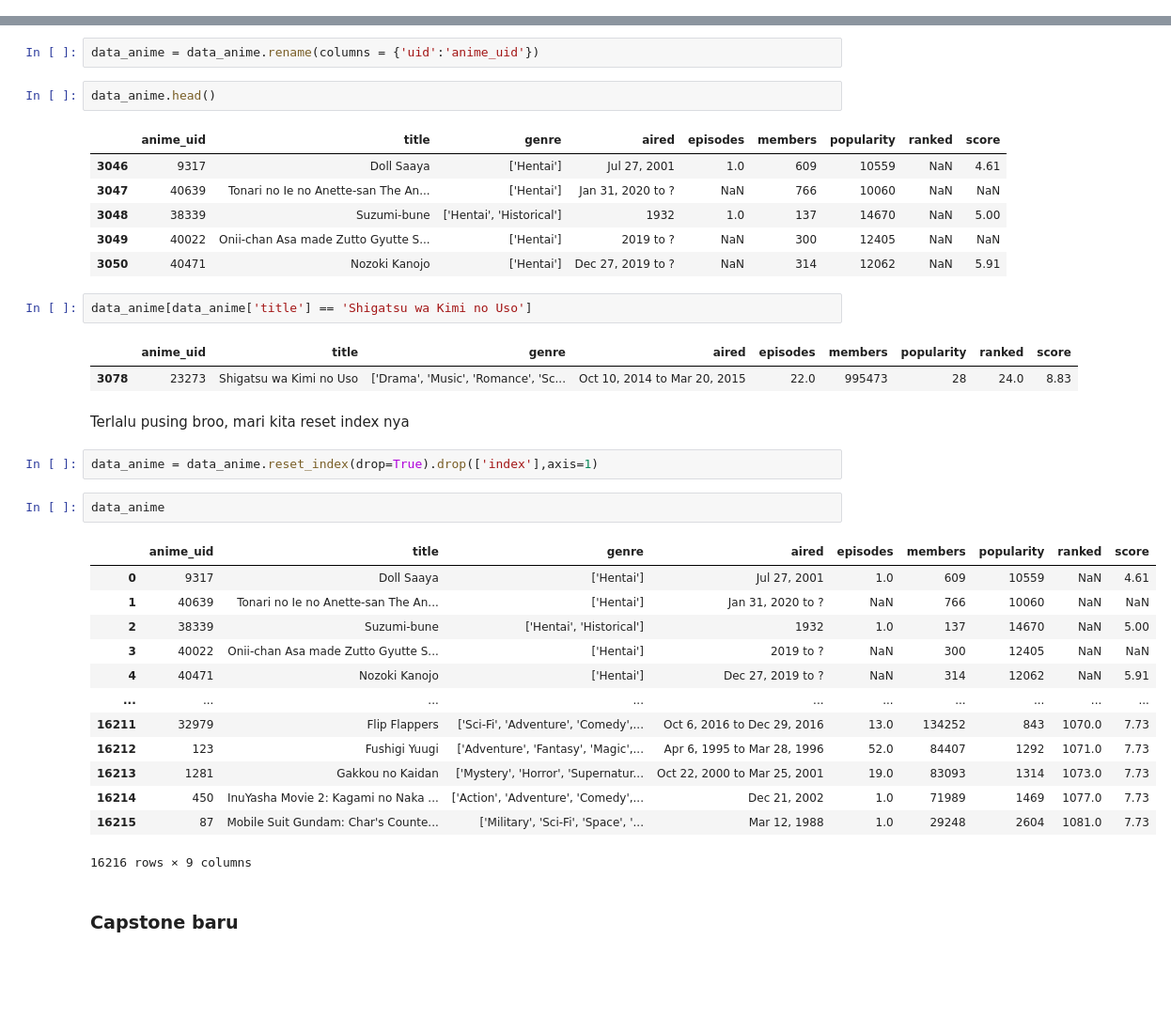
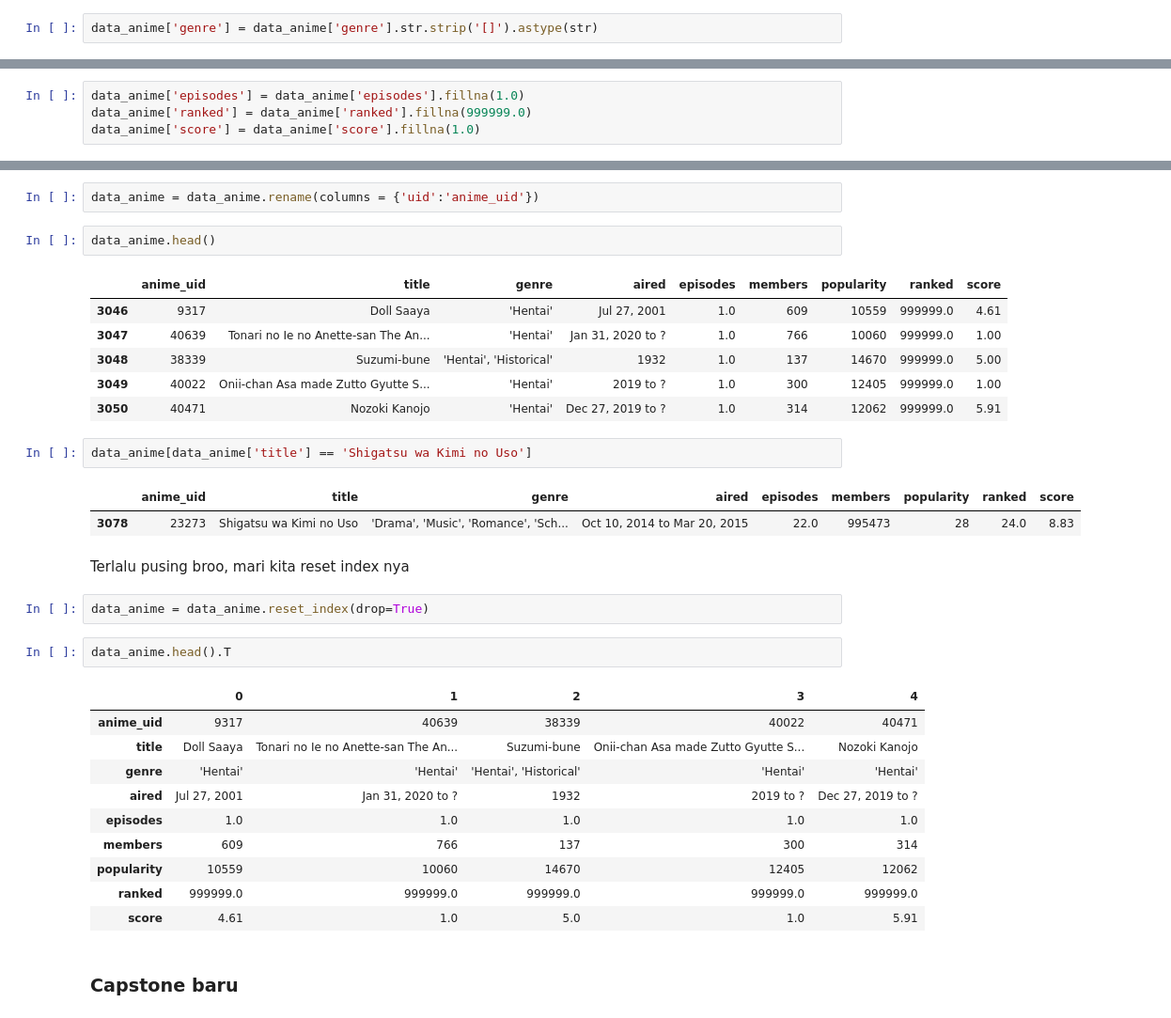
Before and after one commit to shandytp/anime-recommender-system, a Jupyter notebook: anime-recommendation.ipynb, the cells around one changed output, grey strips where cells are left out. Shown at 94% size. Drawn from its saved outputs; the diff is of its cells as text; blank space fills up the shorter version.

Commit message:
more cleaning data and add EDA

```diff
--- a/anime-recommendation.ipynb
+++ b/anime-recommendation.ipynb
@@ -98,0 +166,2 @@ data_review.head().T
+# %%
+data_anime['genre'] = data_anime['genre'].str.strip('[]').astype(str)
@@ -176 +260,5 @@ data_anime[data_anime['ranked'].isnull() == True]
 1663 rows × 9 columns
+# %%
+data_anime['episodes'] = data_anime['episodes'].fillna(1.0)
+data_anime['ranked'] = data_anime['ranked'].fillna(999999.0)
+data_anime['score'] = data_anime['score'].fillna(1.0)
@@ -182,36 +296,33 @@ data_anime = data_anime.rename(columns = {'uid':'anime_uid'})
 data_anime.head()
 # %% [output]
 |  | anime_uid | title | genre | aired | episodes | members | popularity | ranked | score |
-| 3046 | 9317 | Doll Saaya | ['Hentai'] | Jul 27, 2001 | 1.0 | 609 | 10559 | NaN | 4.61 |
-| 3047 | 40639 | Tonari no Ie no Anette-san The An... | ['Hentai'] | Jan 31, 2020 to ? | NaN | 766 | 10060 | NaN | NaN |
-| 3048 | 38339 | Suzumi-bune | ['Hentai', 'Historical'] | 1932 | 1.0 | 137 | 14670 | NaN | 5.00 |
-| 3049 | 40022 | Onii-chan Asa made Zutto Gyutte S... | ['Hentai'] | 2019 to ? | NaN | 300 | 12405 | NaN | NaN |
-| 3050 | 40471 | Nozoki Kanojo | ['Hentai'] | Dec 27, 2019 to ? | NaN | 314 | 12062 | NaN | 5.91 |
+| 3046 | 9317 | Doll Saaya | 'Hentai' | Jul 27, 2001 | 1.0 | 609 | 10559 | 999999.0 | 4.61 |
+| 3047 | 40639 | Tonari no Ie no Anette-san The An... | 'Hentai' | Jan 31, 2020 to ? | 1.0 | 766 | 10060 | 999999.0 | 1.00 |
+| 3048 | 38339 | Suzumi-bune | 'Hentai', 'Historical' | 1932 | 1.0 | 137 | 14670 | 999999.0 | 5.00 |
+| 3049 | 40022 | Onii-chan Asa made Zutto Gyutte S... | 'Hentai' | 2019 to ? | 1.0 | 300 | 12405 | 999999.0 | 1.00 |
+| 3050 | 40471 | Nozoki Kanojo | 'Hentai' | Dec 27, 2019 to ? | 1.0 | 314 | 12062 | 999999.0 | 5.91 |
 # %%
 data_anime[data_anime['title'] == 'Shigatsu wa Kimi no Uso']
 # %% [output]
 |  | anime_uid | title | genre | aired | episodes | members | popularity | ranked | score |
-| 3078 | 23273 | Shigatsu wa Kimi no Uso | ['Drama', 'Music', 'Romance', 'Sc... | Oct 10, 2014 to Mar 20, 2015 | 22.0 | 995473 | 28 | 24.0 | 8.83 |
+| 3078 | 23273 | Shigatsu wa Kimi no Uso | 'Drama', 'Music', 'Romance', 'Sch... | Oct 10, 2014 to Mar 20, 2015 | 22.0 | 995473 | 28 | 24.0 | 8.83 |
 # %% [markdown]
 Terlalu pusing broo, mari kita reset index nya
 # %%
-data_anime = data_anime.reset_index(drop=True).drop(['index'],axis=1)
+data_anime = data_anime.reset_index(drop=True)
 # %%
-data_anime
+data_anime.head().T
 # %% [output]
-|  | anime_uid | title | genre | aired | episodes | members | popularity | ranked | score |
-| 0 | 9317 | Doll Saaya | ['Hentai'] | Jul 27, 2001 | 1.0 | 609 | 10559 | NaN | 4.61 |
-| 1 | 40639 | Tonari no Ie no Anette-san The An... | ['Hentai'] | Jan 31, 2020 to ? | NaN | 766 | 10060 | NaN | NaN |
-| 2 | 38339 | Suzumi-bune | ['Hentai', 'Historical'] | 1932 | 1.0 | 137 | 14670 | NaN | 5.00 |
-| 3 | 40022 | Onii-chan Asa made Zutto Gyutte S... | ['Hentai'] | 2019 to ? | NaN | 300 | 12405 | NaN | NaN |
-| 4 | 40471 | Nozoki Kanojo | ['Hentai'] | Dec 27, 2019 to ? | NaN | 314 | 12062 | NaN | 5.91 |
-| ... | ... | ... | ... | ... | ... | ... | ... | ... | ... |
-| 16211 | 32979 | Flip Flappers | ['Sci-Fi', 'Adventure', 'Comedy',... | Oct 6, 2016 to Dec 29, 2016 | 13.0 | 134252 | 843 | 1070.0 | 7.73 |
-| 16212 | 123 | Fushigi Yuugi | ['Adventure', 'Fantasy', 'Magic',... | Apr 6, 1995 to Mar 28, 1996 | 52.0 | 84407 | 1292 | 1071.0 | 7.73 |
-| 16213 | 1281 | Gakkou no Kaidan | ['Mystery', 'Horror', 'Supernatur... | Oct 22, 2000 to Mar 25, 2001 | 19.0 | 83093 | 1314 | 1073.0 | 7.73 |
-| 16214 | 450 | InuYasha Movie 2: Kagami no Naka ... | ['Action', 'Adventure', 'Comedy',... | Dec 21, 2002 | 1.0 | 71989 | 1469 | 1077.0 | 7.73 |
-| 16215 | 87 | Mobile Suit Gundam: Char's Counte... | ['Military', 'Sci-Fi', 'Space', '... | Mar 12, 1988 | 1.0 | 29248 | 2604 | 1081.0 | 7.73 |
+|  | 0 | 1 | 2 | 3 | 4 |
+| anime_uid | 9317 | 40639 | 38339 | 40022 | 40471 |
+| title | Doll Saaya | Tonari no Ie no Anette-san The An... | Suzumi-bune | Onii-chan Asa made Zutto Gyutte S... | Nozoki Kanojo |
+| genre | 'Hentai' | 'Hentai' | 'Hentai', 'Historical' | 'Hentai' | 'Hentai' |
+| aired | Jul 27, 2001 | Jan 31, 2020 to ? | 1932 | 2019 to ? | Dec 27, 2019 to ? |
+| episodes | 1.0 | 1.0 | 1.0 | 1.0 | 1.0 |
+| members | 609 | 766 | 137 | 300 | 314 |
+| popularity | 10559 | 10060 | 14670 | 12405 | 12062 |
+| ranked | 999999.0 | 999999.0 | 999999.0 | 999999.0 | 999999.0 |
+| score | 4.61 | 1.0 | 5.0 | 1.0 | 5.91 |
-16216 rows × 9 columns
 # %% [markdown]
 ### Capstone baru
 # %%
```
Also changed, not shown: parts of 60 cells of this notebook.
